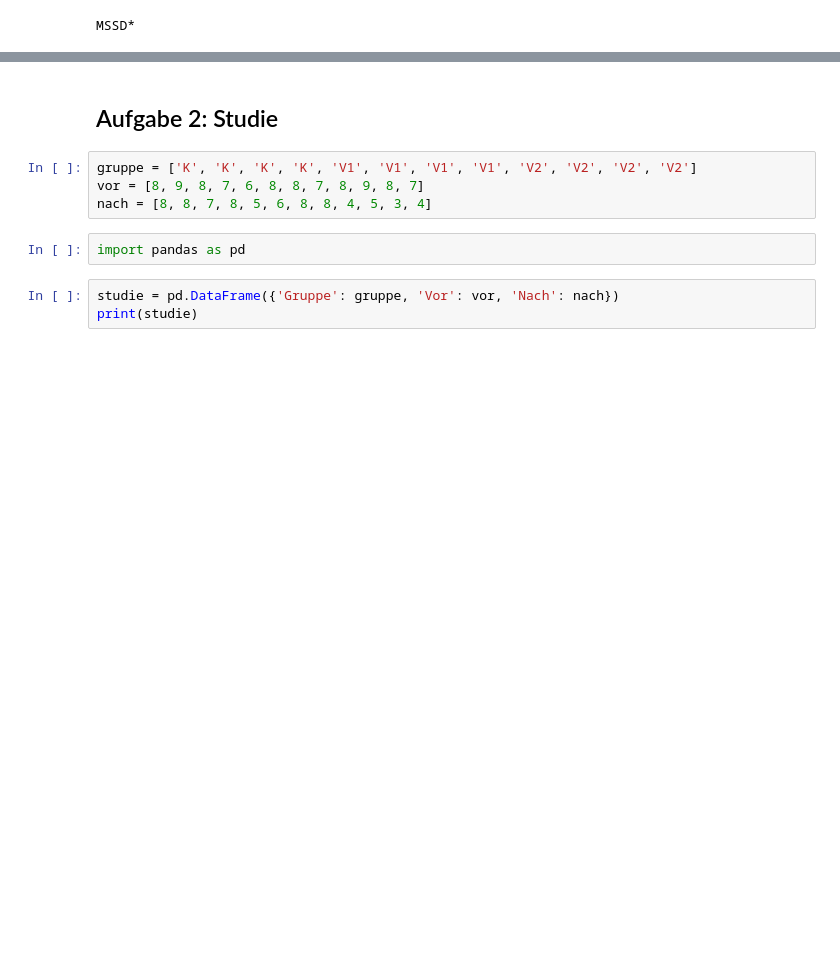
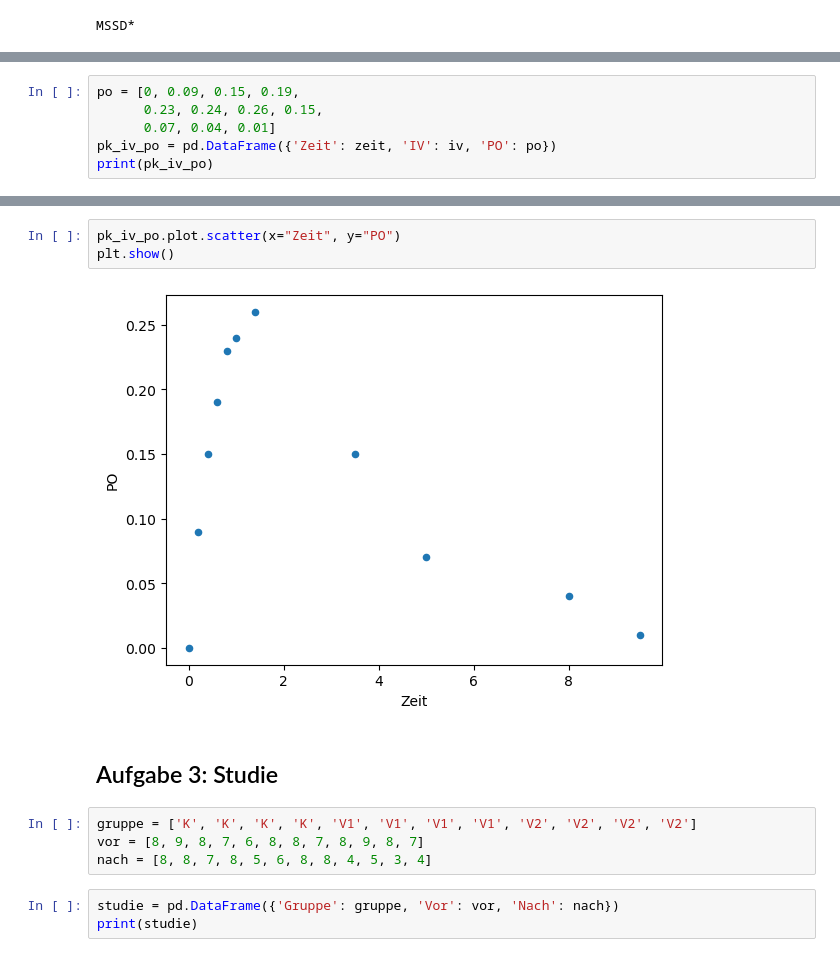
Before and after one commit to Accio/2024-02-Roche-Schullabor-Experio, a Jupyter notebook: 2023-03-experio.ipynb, the cells around one changed output, grey strips where cells are left out. Cells and saved outputs as stored; diff of their text form; blank space fills up the shorter version.

```diff
--- a/2023-03-experio.ipynb
+++ b/2023-03-experio.ipynb
@@ -57,0 +107,6 @@ MSSD*
+# %%
+po = [0, 0.09, 0.15, 0.19,
+      0.23, 0.24, 0.26, 0.15,
+      0.07, 0.04, 0.01]
+pk_iv_po = pd.DataFrame({'Zeit': zeit, 'IV': iv, 'PO': po})
+print(pk_iv_po)
@@ -58,11 +126,14 @@ MSSD*
+# %%
+pk_iv_po.plot.scatter(x="Zeit", y="PO")
+plt.show()
+# %% [output]
+[figure, added]
 # %% [markdown]
-## Aufgabe 2: Studie
+## Aufgabe 3: Studie
 # %%
 gruppe = ['K', 'K', 'K', 'K', 'V1', 'V1', 'V1', 'V1', 'V2', 'V2', 'V2', 'V2']
 vor = [8, 9, 8, 7, 6, 8, 8, 7, 8, 9, 8, 7]
 nach = [8, 8, 7, 8, 5, 6, 8, 8, 4, 5, 3, 4]
-# %%
-import pandas as pd
 # %%
 studie = pd.DataFrame({'Gruppe': gruppe, 'Vor': vor, 'Nach': nach})
 print(studie)
```
Also changed, not shown: parts of 10 cells of this notebook, 2 other files.
